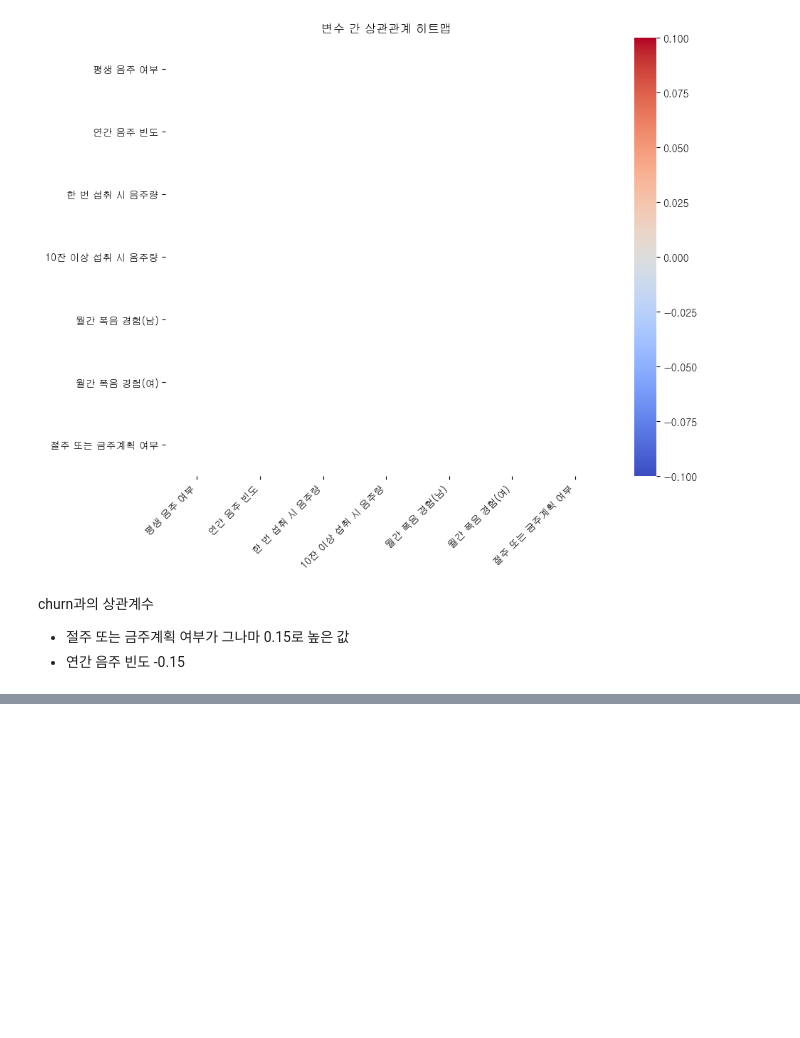
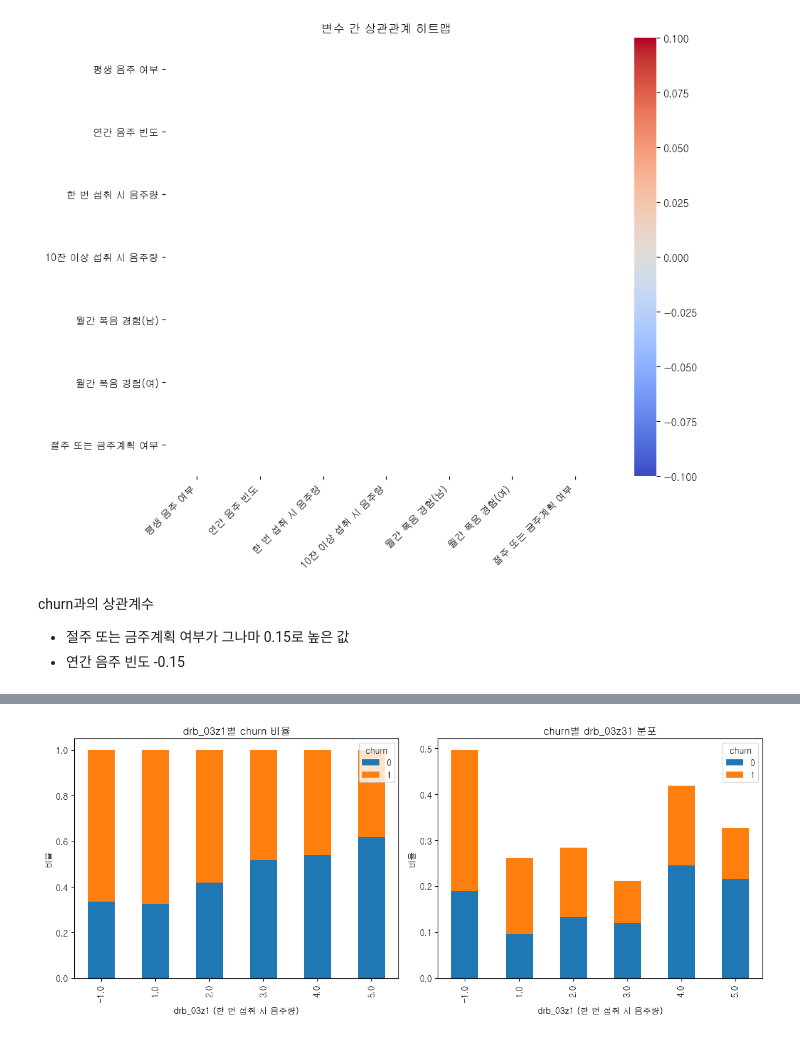
Before and after one commit to SKNetworks-AI19-250818/SKN19-2nd-2Team, a Jupyter notebook: notebooks/doyeon/eda_drink_ph.ipynb, the cells around one changed output, grey strips where cells are left out. Cells and saved outputs as stored; diff of their text form; code cells hidden in the pictures; blank space fills up the shorter version.

```diff
--- a/notebooks/doyeon/eda_drink_ph.ipynb
+++ b/notebooks/doyeon/eda_drink_ph.ipynb
@@ -783,0 +874,34 @@ churn과의 상관계수
+# %%
+# 가설 2
+
+# drb_03z1별로 churn 비율 비교
+count_df_03z1 = dr_ph_df.groupby(['drb_03z1', 'churn']).size().unstack(fill_value=0)
+count_df_03z1 = count_df_03z1.drop(index=7, errors='ignore')
+ratio_df_03z1 = count_df_03z1.div(count_df_03z1.sum(axis=1), axis=0)
+
+# churn별로 drb_03z1 분포 비교
+count_df_churn = dr_ph_df.groupby(['churn', 'drb_03z1']).size().unstack(fill_value=0)
+count_df_churn = count_df_churn.drop(columns=7, errors='ignore')
+ratio_df_churn = count_df_churn.div(count_df_churn.sum(axis=1), axis=0).T
+
+# 시각화
+fig, axes = plt.subplots(1, 2, figsize=(12, 5))
+
+# 왼쪽
+ratio_df_03z1.plot(kind='bar', stacked=True, ax=axes[0])
+axes[0].set_title('drb_03z1별 churn 비율')
+axes[0].set_xlabel('drb_03z1 (한 번 섭취 시 음주량)')
+axes[0].set_ylabel('비율')
+axes[0].legend(title='churn', loc='best')
+
+# 오른쪽
+ratio_df_churn.plot(kind='bar', stacked=True, ax=axes[1])
+axes[1].set_title('churn별 drb_03z31 분포')
+axes[1].set_xlabel('drb_03z1 (한 번 섭취 시 음주량)')
+axes[1].set_ylabel('비율')
+axes[1].legend(title='churn', loc='best')
+
+plt.tight_layout()
+plt.show()
+# %% [output]
+[figure, added]
```
Also changed, not shown: parts of 15 cells of this notebook.
